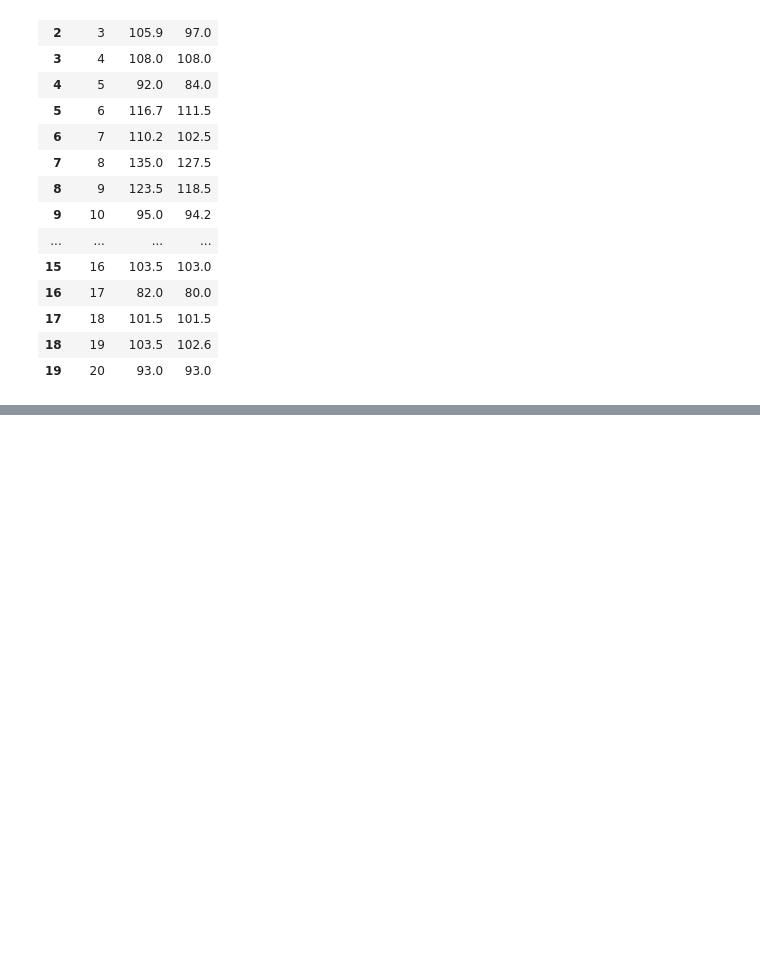
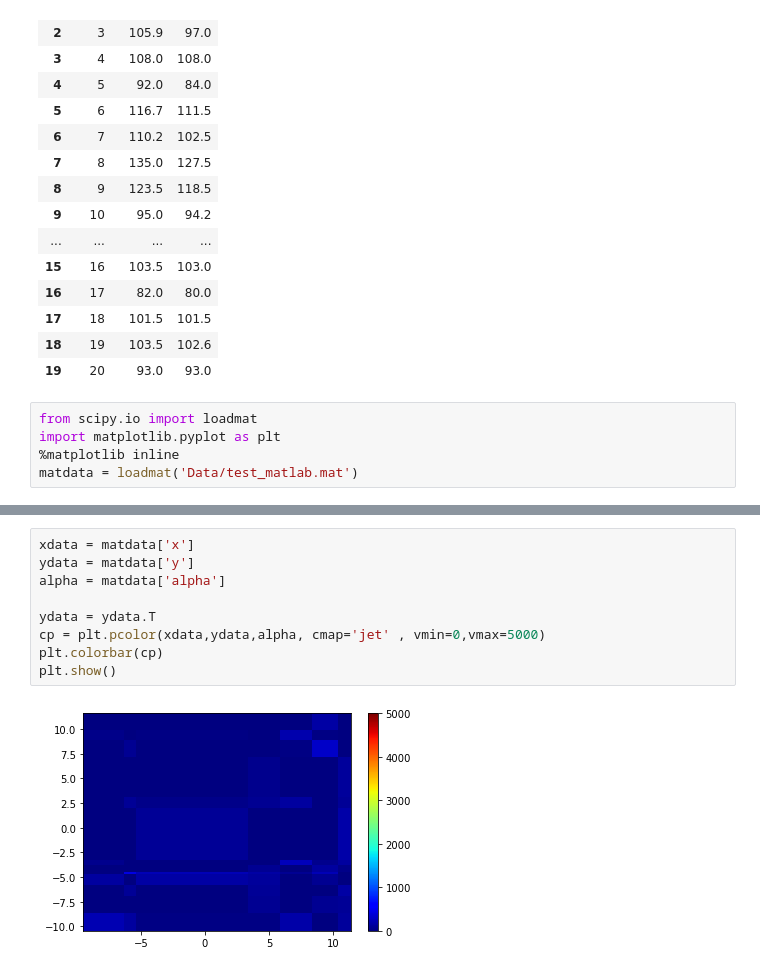
Before and after one commit to CIs-711/Cis711, a Jupyter notebook: Ass 3.ipynb, the cells around one changed output, grey strips where cells are left out. Cells and saved outputs as stored; diff of their text form; blank space fills up the shorter version.

```diff
--- a/Ass 3.ipynb
+++ b/Ass 3.ipynb
@@ -62,3 +61,8 @@ df3
 | 17 | 18 | 101.5 | 101.5 |
 | 18 | 19 | 103.5 | 102.6 |
 | 19 | 20 | 93.0 | 93.0 |
+# %%
+from scipy.io import loadmat
+import matplotlib.pyplot as plt
+%matplotlib inline
+matdata = loadmat('Data/test_matlab.mat')
@@ -64,0 +89,11 @@ df3
+# %%
+xdata = matdata['x']
+ydata = matdata['y']
+alpha = matdata['alpha']
+
+ydata = ydata.T
+cp = plt.pcolor(xdata,ydata,alpha, cmap='jet' , vmin=0,vmax=5000)
+plt.colorbar(cp)
+plt.show()
+# %% [output]
+[figure, added]
```
Also changed, not shown: parts of 2 cells of this notebook, 1 other file.
